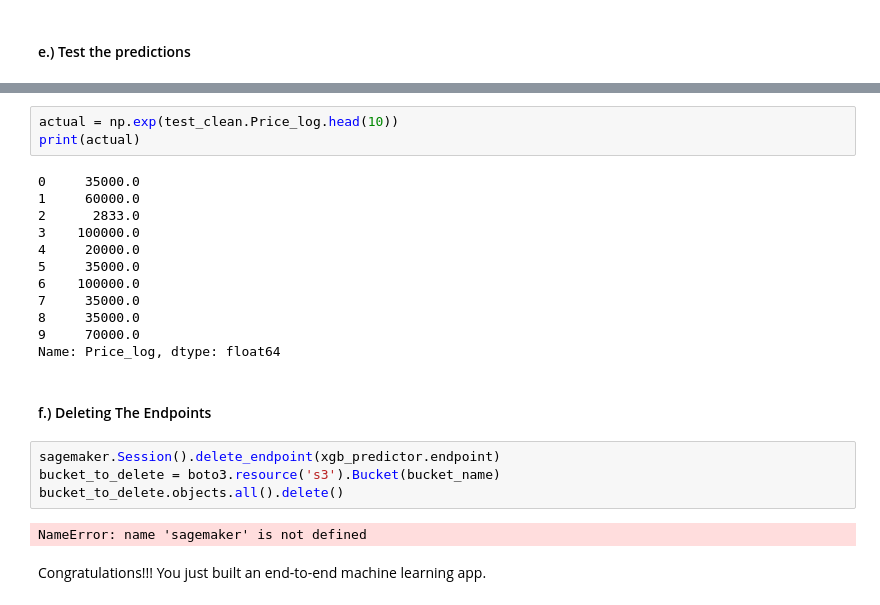
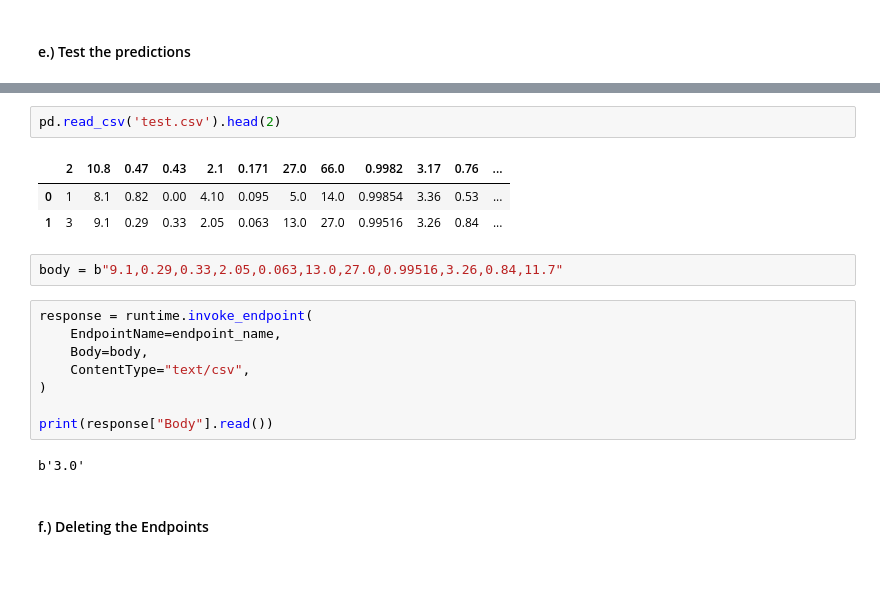
Before and after one commit to Bandolo/winequality-studiolab, a Jupyter notebook: WineQuality3-Deployment.ipynb, the cells around one changed output, grey strips where cells are left out. Saved outputs shown, nothing was run; the diff lists cells and outputs as text; blank space fills up the shorter version.

```diff
--- a/WineQuality3-Deployment.ipynb
+++ b/WineQuality3-Deployment.ipynb
@@ -258,25 +342,20 @@ print(prediction)
-# %%
-actual = np.exp(test_clean.Price_log.head(10))
-print(actual)
-# %% [output]
-0     35000.0
-1     60000.0
-2      2833.0
-3    100000.0
-4     20000.0
-5     35000.0
-6    100000.0
-7     35000.0
-8     35000.0
-9     70000.0
-Name: Price_log, dtype: float64
+# %%
+pd.read_csv('test.csv').head(2)
+# %% [output]
+|  | 2 | 10.8 | 0.47 | 0.43 | 2.1 | 0.171 | 27.0 | 66.0 | 0.9982 | 3.17 | 0.76 | ... |
+| 0 | 1 | 8.1 | 0.82 | 0.00 | 4.10 | 0.095 | 5.0 | 14.0 | 0.99854 | 3.36 | 0.53 | ... |
+| 1 | 3 | 9.1 | 0.29 | 0.33 | 2.05 | 0.063 | 13.0 | 27.0 | 0.99516 | 3.26 | 0.84 | ... |
+# %%
+body = b"9.1,0.29,0.33,2.05,0.063,13.0,27.0,0.99516,3.26,0.84,11.7"
+# %%
+response = runtime.invoke_endpoint(
+    EndpointName=endpoint_name,
+    Body=body,
+    ContentType="text/csv",
+)
+
+print(response["Body"].read())
+# %% [output]
+b'3.0'
 # %% [markdown]
-#### f.) Deleting The Endpoints
+#### f.) Deleting the Endpoints
-# %%
-sagemaker.Session().delete_endpoint(xgb_predictor.endpoint)
-bucket_to_delete = boto3.resource('s3').Bucket(bucket_name)
-bucket_to_delete.objects.all().delete()
-# %% [output]
-NameError: name 'sagemaker' is not defined
-# %% [markdown]
-Congratulations!!! You just built an end-to-end machine learning app.
```
Also changed, not shown: parts of 19 cells of this notebook, 1 other file.
